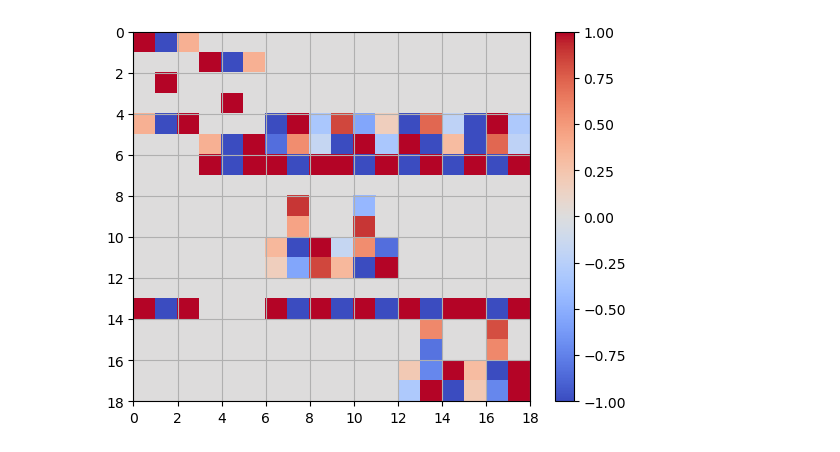
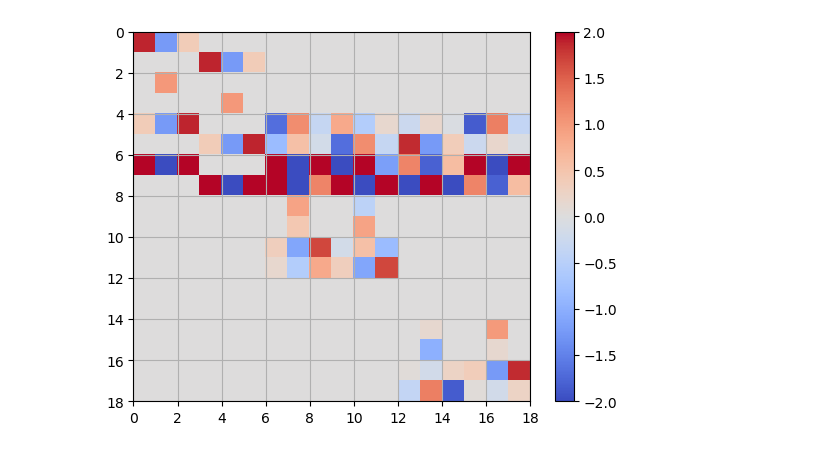
Before and after one commit to mallickrishg/bemcs, a Jupyter notebook: examples/examples_3_simpleintersectingfaults.ipynb, the cells around one changed output. Cells and saved outputs as stored; diff of their text form; code cells hidden in the pictures.

Commit message:
added some description and general information about constructing the linear operator for triple junctions.

```diff
--- a/examples/examples_3_simpleintersectingfaults.ipynb
+++ b/examples/examples_3_simpleintersectingfaults.ipynb
@@ -24,7 +24,7 @@ mu = 1
 nu = 0.25
 
 x1 = np.array((-1.,0,0))
-x2 = np.array((0.,1.,0.5))
+x2 = np.array((0.,1.,0.1))
 y1 = np.array((0.,0.,0.))
 y2 = np.array((0.,0.5,-0.7))
 
@@ -69,71 +78,49 @@ matrix_slip,matrix_slipgradient = kernels.get_designmatrix_xy_3qn(elements,flag=
 Nequations = len(elements)*6
 Nunknowns = len(elements)*6
 
-# normally this matrix is square but for a 3 fault segment it may not be - need to investigate
+# normally this matrix is square but for a 3 fault segment intersections/triple junction it ends up
+# Nequations = Nunknowns - 2*(number_triplejunctions)
 matrix_system = np.zeros((Nequations,Nunknowns))
 
+# We will stack this with
+# 2N equations for the element centers
+# 2*(number_opennodes) equations at open nodes
+# 4N - 2*(number_triplejunctions) - 2*(number_opennodes) equations for continuity and smoothness at interior nodes
 BCvector = np.zeros((Nequations,1))
-# slip OR slip gradients at the boundaries (we set them to 0 here)
-# BCvector[0:2] = 0.
-# BCvector[-2:] = 0.
+
 # slip boundary condition for element centers
 BCvector[2::6] = slip_vector_x.reshape((-1,1))
 BCvector[3::6] = slip_vector_y.reshape((-1,1))
 
 # Linear operator for BCs as a matrix
 # boundary nodes (set to 0 slip)
 matrix_system[0:2,:] = matrix_slip[0:2:] # first element open node
 matrix_system[10:12,:] = matrix_slip[10:12:] # second element open node
 matrix_system[16:18,:] = matrix_slip[16:18,:] # last element open node
 
 # patch center nodes (for x,y components)
 matrix_system[2::6,:] = matrix_slip[2::6,:] # x component
 matrix_system[3::6,:] = matrix_slip[3::6,:] # y component
 
 # overlapping interior nodes (apply slip continuity and smoothness)
-# perhaps we can impose 3 continuity and 3 smoothness equations? instead of 4 and 4? but how?
 # continuity
-# elements 1 and 2
-# matrix_system[4,:] = matrix_slip[4,:] - matrix_slip[6,:]# x component
-# matrix_system[5,:] = matrix_slip[5,:] - matrix_slip[7,:]# y component
-# # elements 1 and 3
-# matrix_system[12,:] = matrix_slip[6,:] - matrix_slip[12,:]# x component
-# matrix_system[13,:] = matrix_slip[7,:] - matrix_slip[13,:]# y component
-
 matrix_system[4,:] = matrix_slip[4,:] - matrix_slip[6,:] - matrix_slip[12,:]# x component
 matrix_system[5,:] = matrix_slip[5,:] - matrix_slip[7,:] - matrix_slip[13,:]# y component
-# matrix_system[12,:] = matrix_slip[4,:] - matrix_slip[6,:] - matrix_slip[12,:] +\
-    # matrix_slip[5,:] - matrix_slip[7,:] - matrix_slip[13,:]
-# x component
-matrix_system[13,:] = matrix_slipgradient[4,:] - matrix_slipgradient[6,:] - matrix_slipgradient[12,:]# x component
-matrix_system[6,:] = matrix_slipgradient[5,:] - matrix_slipgradient[7,:] - matrix_slipgradient[13,:]# y component
-# matrix_system[7,:] = matrix_slipgradient[4,:] - matrix_slipgradient[6,:] - matrix_slipgradient[12,:] +\
-    # matrix_slipgradient[5,:] - matrix_slipgradient[7,:] - matrix_slipgradient[13,:]# x component
 
-# # smoothness
-# # elements 1 and 2
-# matrix_system[6,:] = matrix_slipgradient[4,:] - matrix_slipgradient[6,:]# x component
-# matrix_system[7,:] = matrix_slipgradient[5,:] - matrix_slipgradient[7,:]# y component
-# elements 1 and 3
-# matrix_system[16,:] = matrix_slipgradient[6,:] - matrix_slipgradient[12,:]# x component
-# matrix_system[17,:] = matrix_slipgradient[7,:] - matrix_slipgradient[13,:]# y component
-
-# if Nequations>Nunknowns:
-#     matrix_system[18,:] = matrix_slipgradient[4,:] - matrix_slipgradient[12,:]# x component
-#     matrix_system[19,:] = matrix_slipgradient[5,:] - matrix_slipgradient[13,:]# y component
-
+# smoothness
+matrix_system[6,:] = matrix_slipgradient[4,:] - matrix_slipgradient[6,:] - matrix_slipgradient[12,:]# x component
+matrix_system[7,:] = matrix_slipgradient[5,:] - matrix_slipgradient[7,:] - matrix_slipgradient[13,:]# y component
 
 # plot design matrix
 _,ax = plt.subplots()
 pc = ax.pcolor(matrix_system,cmap="coolwarm",shading='flat')
-# pc = ax.pcolor(kernels_s[2],cmap="coolwarm",shading='flat')
 ax.grid(which='both')
 ax.invert_yaxis()
-pc.set_clim(-1,1)
+pc.set_clim(-2,2)
 plt.colorbar(pc)
 plt.show()
 # %% [output]
-[figure, old version]
+[figure, new version]
 # %%
 # compute quadratic node coefficients (in local (s,n) coordinates)
 quadratic_coefs = np.linalg.pinv(matrix_system) @ BCvector
```
Also changed, not shown: parts of 6 cells of this notebook.
